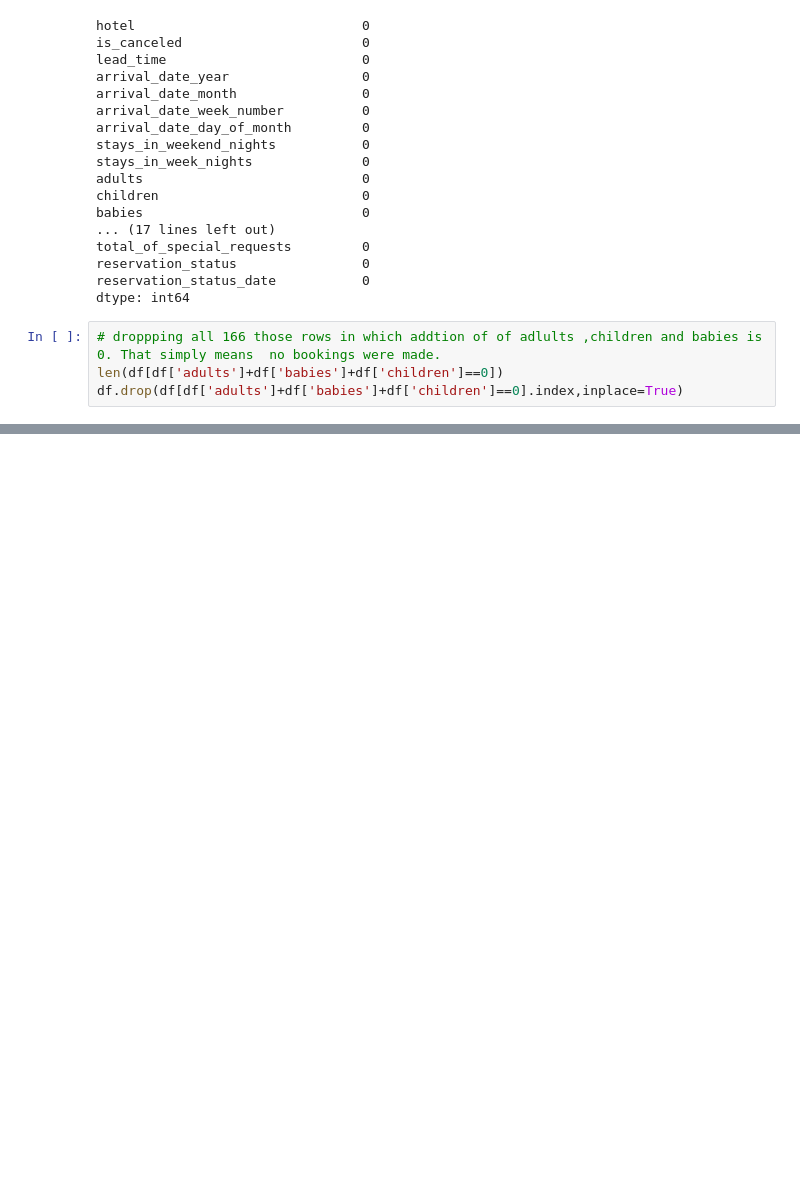
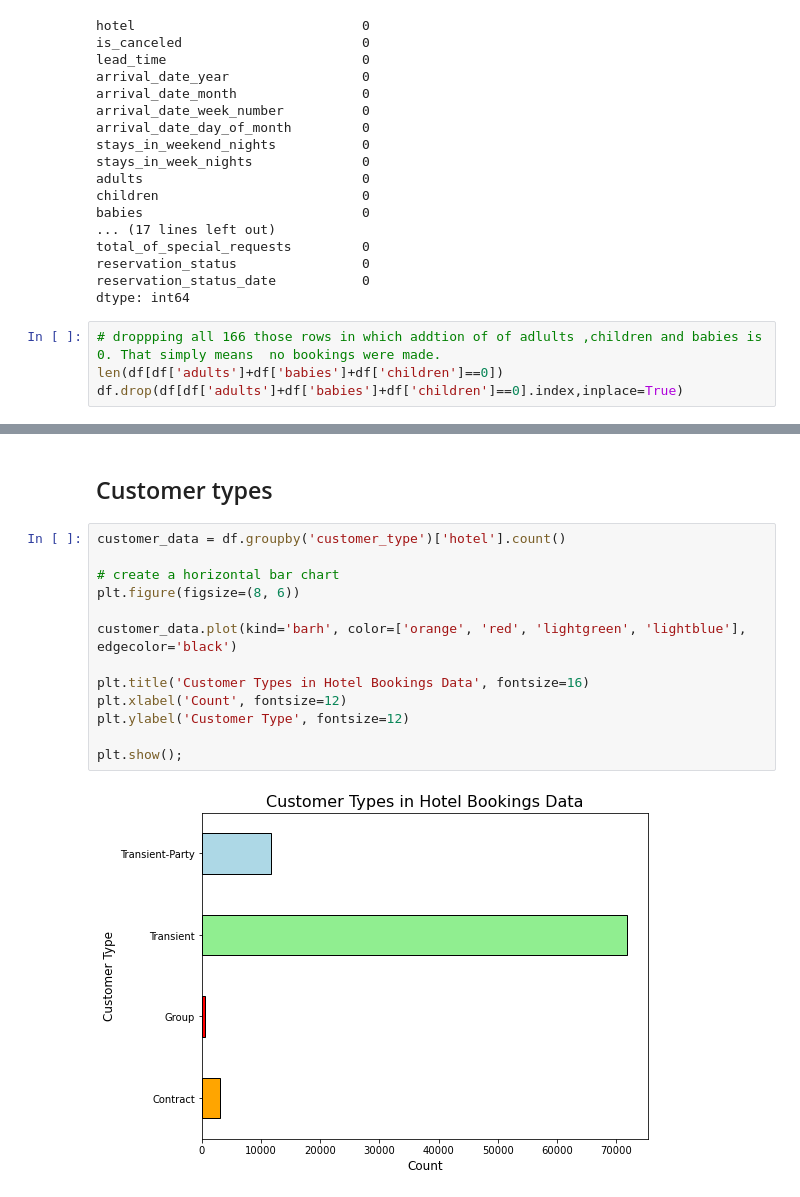
Before and after one commit to rishabh3000/EDA_Hotel_Booking_Analysis, a Jupyter notebook: Untitled.ipynb, the cells around one changed output, grey strips where cells are left out. Drawn from its saved outputs; the diff is of its cells as text; blank space fills up the shorter version.

```diff
--- a/Untitled.ipynb
+++ b/Untitled.ipynb
@@ -206,0 +278,17 @@ df.drop(df[df['adults']+df['babies']+df['children']==0].index,inplace=True)
+# %% [markdown]
+## Customer types
+# %%
+customer_data = df.groupby('customer_type')['hotel'].count()
+
+# create a horizontal bar chart
+plt.figure(figsize=(8, 6))
+
+customer_data.plot(kind='barh', color=['orange', 'red', 'lightgreen', 'lightblue'], edgecolor='black')
+
+plt.title('Customer Types in Hotel Bookings Data', fontsize=16)
+plt.xlabel('Count', fontsize=12)
+plt.ylabel('Customer Type', fontsize=12)
+
+plt.show();
+# %% [output]
+[figure, added]
```
Also changed, not shown: parts of 57 cells of this notebook.
